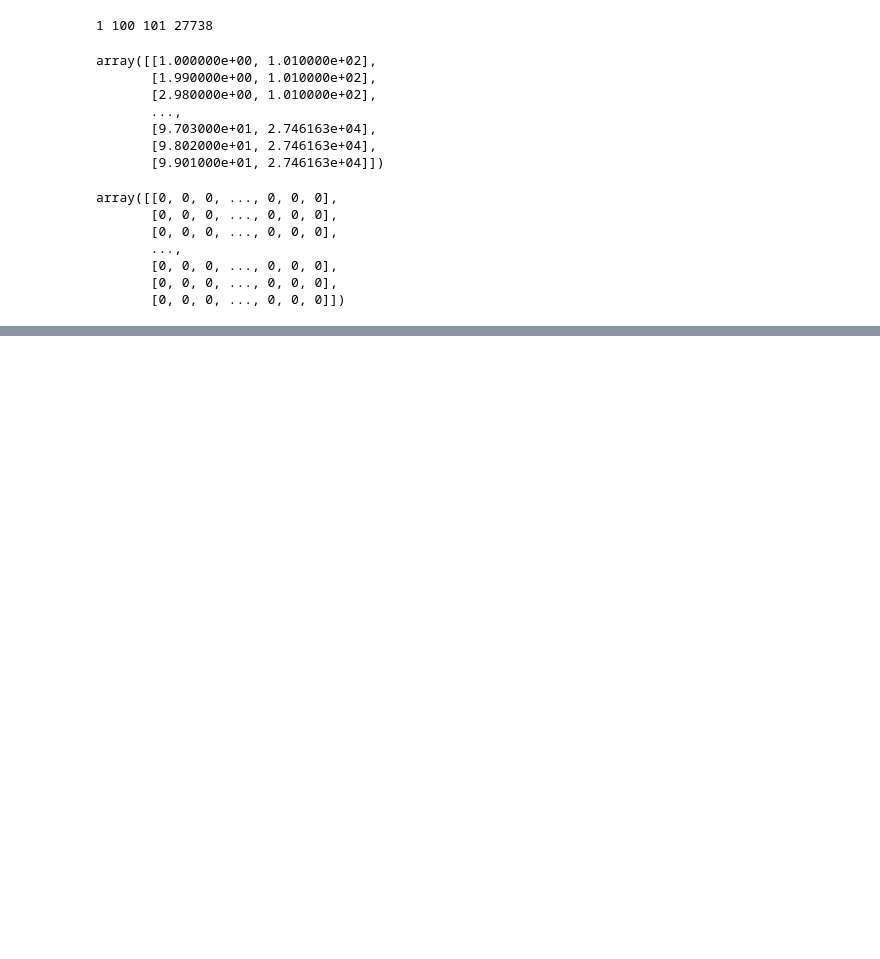
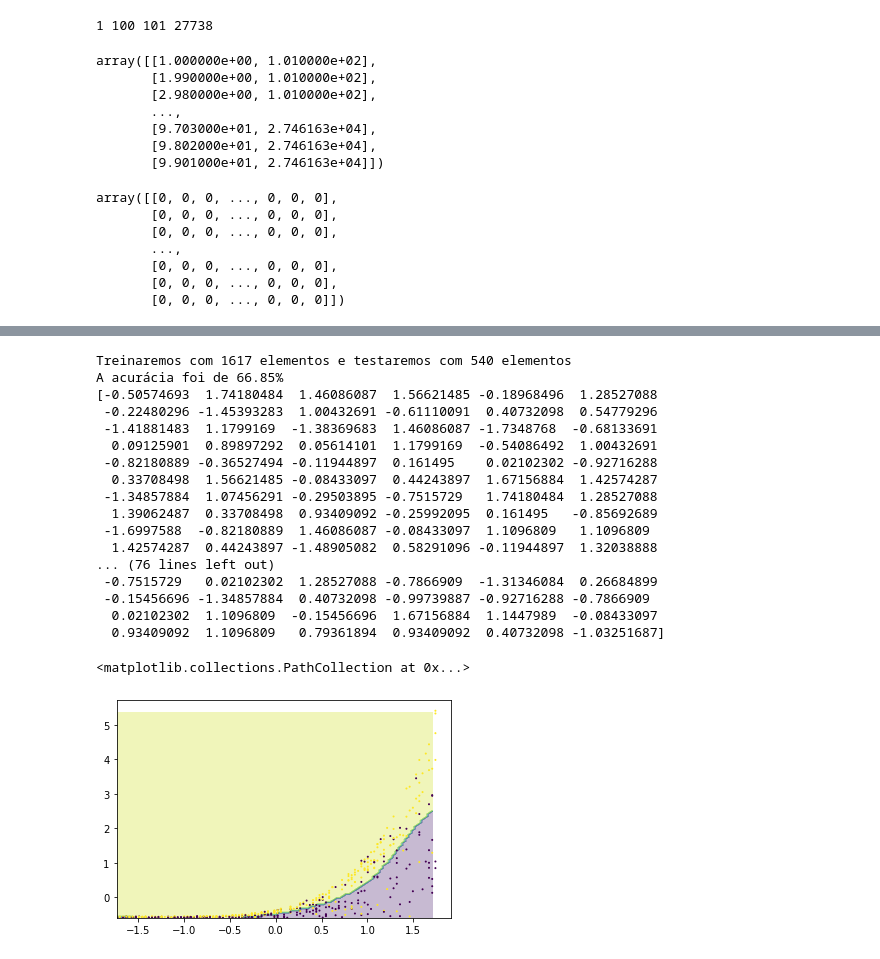
Before and after one commit to KaduMelo/machine-learning, a Jupyter notebook: 03_Um_projeto_de_baixa_dimensionalidade_e_o_baseline.ipynb, the cells around one changed output, grey strips where cells are left out. Drawn from its saved outputs; the diff is of its cells as text; code cells hidden in the pictures; blank space fills up the shorter version.

```diff
--- a/03_Um_projeto_de_baixa_dimensionalidade_e_o_baseline.ipynb
+++ b/03_Um_projeto_de_baixa_dimensionalidade_e_o_baseline.ipynb
@@ -149,0 +197,70 @@ plt.scatter(teste_x.horas_esperadas, teste_x.preco, c=teste_y, s=1)
+# %%
+from sklearn.preprocessing import StandardScaler
+from sklearn.model_selection import train_test_split
+
+SEED = 5
+np.random.seed(SEED)
+raw_treino_x, raw_teste_x, treino_y, teste_y = train_test_split(x, y,
+                                                        test_size = 0.25,
+                                                        stratify = y)
+print("Treinaremos com %d elementos e testaremos com %d elementos" % (len(treino_x), len(teste_x)))
+
+scaler = StandardScaler()
+scaler.fit(raw_treino_x)
+treino_x = scaler.transform(raw_treino_x)
+teste_x = scaler.transform(raw_teste_x)
+
+from sklearn.svm import SVC
+from sklearn.metrics import accuracy_score
+
+modelo = SVC()
+modelo.fit(treino_x, treino_y)
+previsoes = modelo.predict(teste_x)
+
+acuracia = accuracy_score(teste_y, previsoes) * 100
+print("A acurácia foi de %.2f%%" % acuracia)
+
+data_x = teste_x[:,0]
+data_y = teste_x[:,1]
+
+x_min = data_x.min()
+x_max = data_x.max()
+y_min = data_y.min()
+y_max = data_y.max()
+
+pixels = 100
+eixo_x = np.arange(x_min, x_max, (x_max - x_min) / pixels)
+eixo_y = np.arange(y_min, y_max, (y_max - y_min) / pixels)
+
+xx, yy = np.meshgrid(eixo_x, eixo_y)
+pontos = np.c_[xx.ravel(), yy.ravel()]
+
+Z = modelo.predict(pontos)
+Z = Z.reshape(xx.shape)
+
+import matplotlib.pyplot as plt
+
+plt.contourf(xx, yy, Z, alpha=0.3)
+plt.scatter(data_x, data_y, c=teste_y, s=1)
+
+# DECISION BOUNDARY
+# %% [output]
+Treinaremos com 1617 elementos e testaremos com 540 elementos
+A acurácia foi de 66.85%
+[-0.50574693  1.74180484  1.46086087  1.56621485 -0.18968496  1.28527088
+ -0.22480296 -1.45393283  1.00432691 -0.61110091  0.40732098  0.54779296
+ -1.41881483  1.1799169  -1.38369683  1.46086087 -1.7348768  -0.68133691
+  0.09125901  0.89897292  0.05614101  1.1799169  -0.54086492  1.00432691
+ -0.82180889 -0.36527494 -0.11944897  0.161495    0.02102302 -0.92716288
+  0.33708498  1.56621485 -0.08433097  0.44243897  1.67156884  1.42574287
+ -1.34857884  1.07456291 -0.29503895 -0.7515729   1.74180484  1.28527088
+  1.39062487  0.33708498  0.93409092 -0.25992095  0.161495   -0.85692689
+ -1.6997588  -0.82180889  1.46086087 -0.08433097  1.1096809   1.1096809
+  1.42574287  0.44243897 -1.48905082  0.58291096 -0.11944897  1.32038888
+... (76 lines left out)
+ -0.7515729   0.02102302  1.28527088 -0.7866909  -1.31346084  0.26684899
+ -0.15456696 -1.34857884  0.40732098 -0.99739887 -0.92716288 -0.7866909
+  0.02102302  1.1096809  -0.15456696  1.67156884  1.1447989  -0.08433097
+  0.93409092  1.1096809   0.79361894  0.93409092  0.40732098 -1.03251687]
+<matplotlib.collections.PathCollection at 0x...>
+[figure, added]
```
Also changed, not shown: parts of 3 cells of this notebook.
